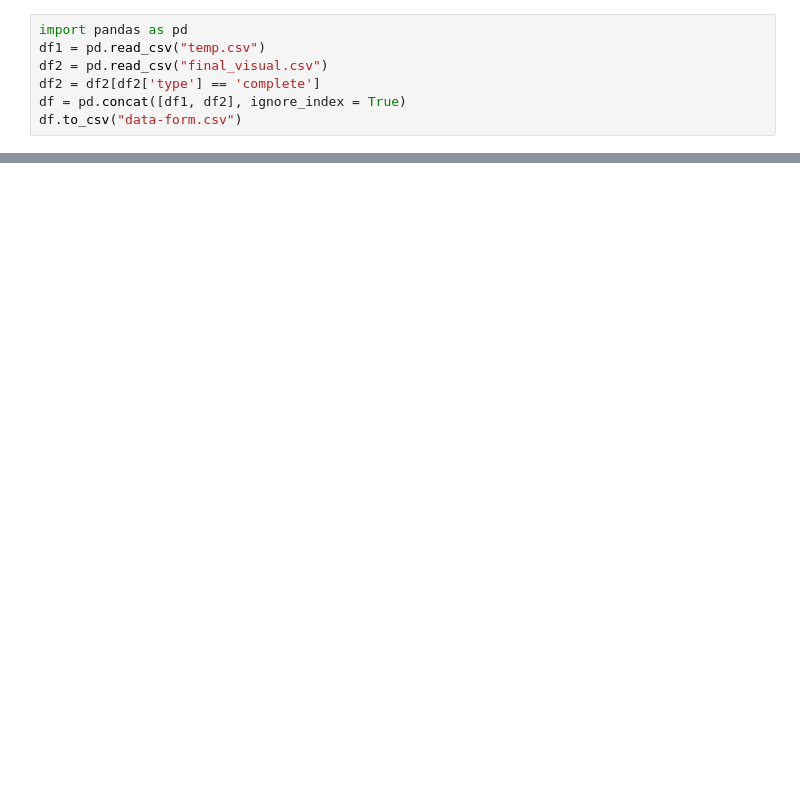
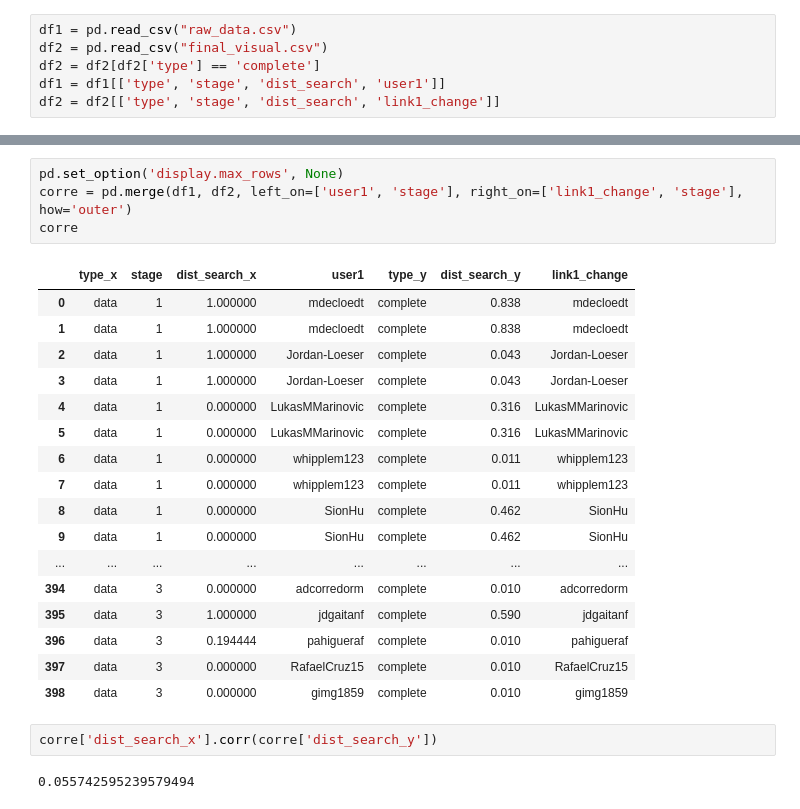
Before and after one commit to ironhacks/fall-2017-analysis, a Jupyter notebook: data-analysis/data-form.ipynb, the cells around one changed output, grey strips where cells are left out. Cells and saved outputs as stored; diff of their text form; blank space fills up the shorter version.

```diff
--- a/data-analysis/data-form.ipynb
+++ b/data-analysis/data-form.ipynb
@@ -1,9 +27,8 @@
 # %%
-import pandas as pd
-df1 = pd.read_csv("temp.csv")
+df1 = pd.read_csv("raw_data.csv")
 df2 = pd.read_csv("final_visual.csv")
 df2 = df2[df2['type'] == 'complete']
-df = pd.concat([df1, df2], ignore_index = True)
-df.to_csv("data-form.csv")
+df1 = df1[['type', 'stage', 'dist_search', 'user1']]
+df2 = df2[['type', 'stage', 'dist_search', 'link1_change']]
 # %%
 # %% [output]
@@ -43,0 +48,26 @@ df1
+# %%
+pd.set_option('display.max_rows', None)
+corre = pd.merge(df1, df2, left_on=['user1', 'stage'], right_on=['link1_change', 'stage'], how='outer')
+corre
+# %% [output]
+|  | type_x | stage | dist_search_x | user1 | type_y | dist_search_y | link1_change |
+| 0 | data | 1 | 1.000000 | mdecloedt | complete | 0.838 | mdecloedt |
+| 1 | data | 1 | 1.000000 | mdecloedt | complete | 0.838 | mdecloedt |
+| 2 | data | 1 | 1.000000 | Jordan-Loeser | complete | 0.043 | Jordan-Loeser |
+| 3 | data | 1 | 1.000000 | Jordan-Loeser | complete | 0.043 | Jordan-Loeser |
+| 4 | data | 1 | 0.000000 | LukasMMarinovic | complete | 0.316 | LukasMMarinovic |
+| 5 | data | 1 | 0.000000 | LukasMMarinovic | complete | 0.316 | LukasMMarinovic |
+| 6 | data | 1 | 0.000000 | whipplem123 | complete | 0.011 | whipplem123 |
+| 7 | data | 1 | 0.000000 | whipplem123 | complete | 0.011 | whipplem123 |
+| 8 | data | 1 | 0.000000 | SionHu | complete | 0.462 | SionHu |
+| 9 | data | 1 | 0.000000 | SionHu | complete | 0.462 | SionHu |
+| ... | ... | ... | ... | ... | ... | ... | ... |
+| 394 | data | 3 | 0.000000 | adcorredorm | complete | 0.010 | adcorredorm |
+| 395 | data | 3 | 1.000000 | jdgaitanf | complete | 0.590 | jdgaitanf |
+| 396 | data | 3 | 0.194444 | pahigueraf | complete | 0.010 | pahigueraf |
+| 397 | data | 3 | 0.000000 | RafaelCruz15 | complete | 0.010 | RafaelCruz15 |
+| 398 | data | 3 | 0.000000 | gimg1859 | complete | 0.010 | gimg1859 |
+# %%
+corre['dist_search_x'].corr(corre['dist_search_y'])
+# %% [output]
+0.055742595239579494
```
Also changed, not shown: parts of 4 cells of this notebook, 20 other files.
